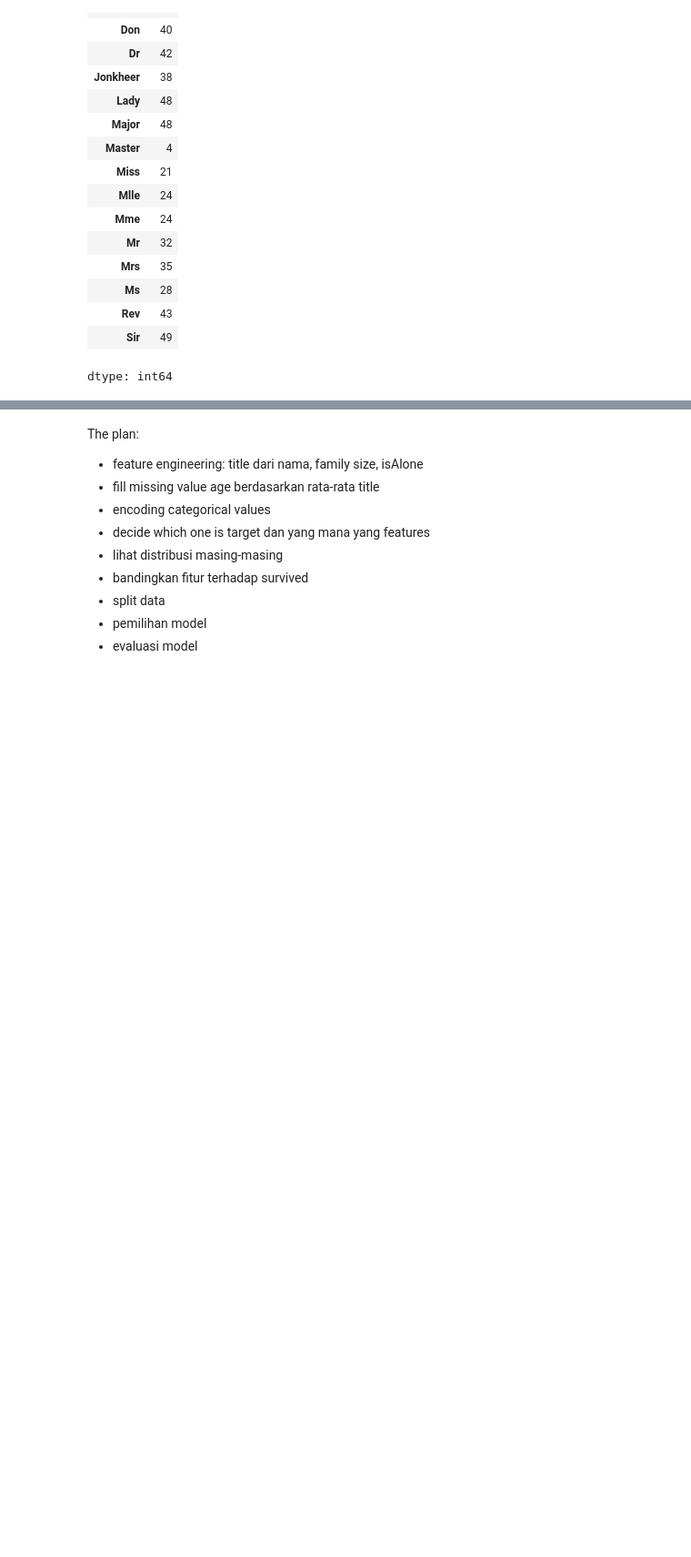
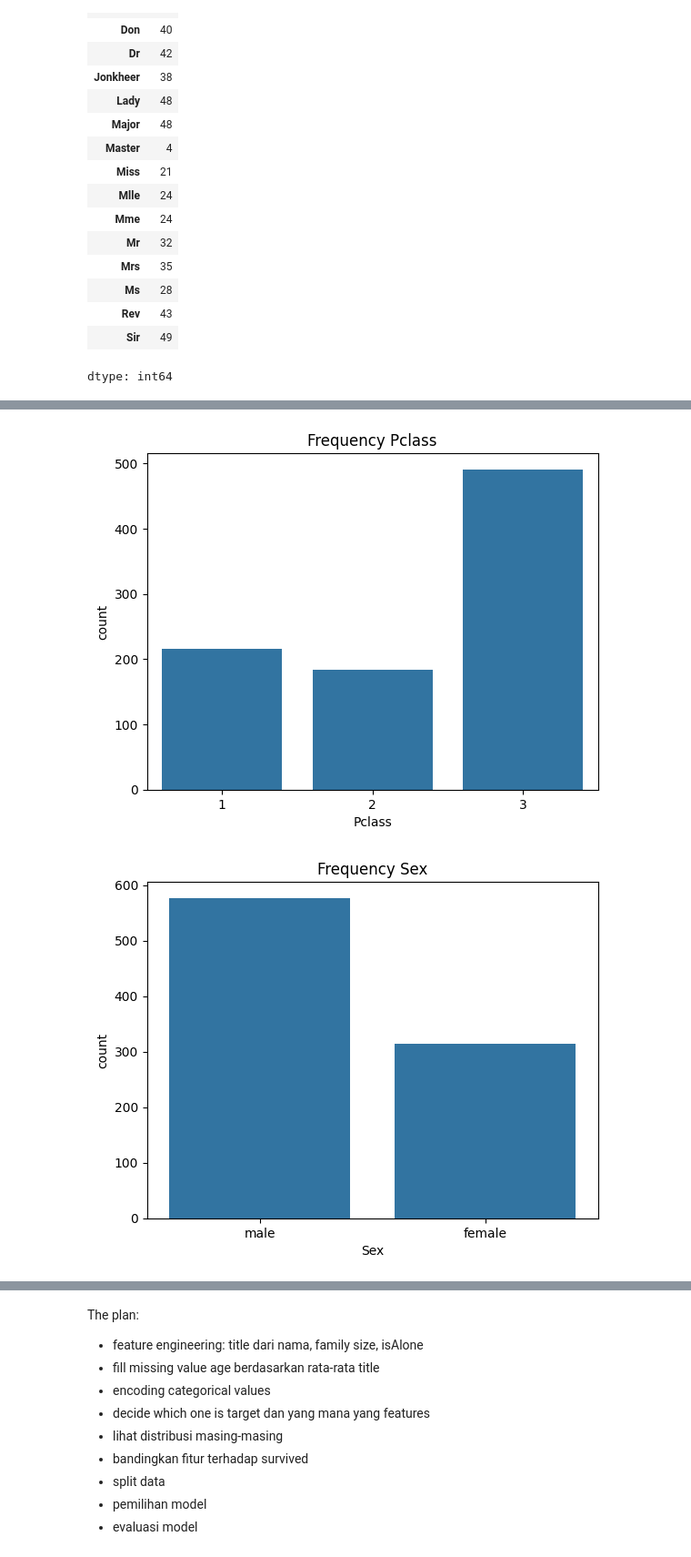
Before and after one commit to martharegina/machinelearning, a Jupyter notebook: titanic.ipynb, the cells around one changed output, grey strips where cells are left out. Shown at 91% size. Cells and saved outputs as stored; diff of their text form; code cells hidden in the pictures; blank space fills up the shorter version.

```diff
--- a/titanic.ipynb
+++ b/titanic.ipynb
@@ -79,9 +82,9 @@ test_data['FamilySize'] = test_data['SibSp'] + test_data['Parch']
 # Buat kolom IsAlone
 def is_alone(row):
   if row['SibSp'] == 0 and row['Parch'] == 0:
-    return True
+    return 1
   else:
-    return False
+    return 0
 
 train_data['IsAlone'] = train_data.apply(is_alone, axis=1)
 test_data['IsAlone'] = test_data.apply(is_alone, axis=1)
@@ -169,0 +173,10 @@ memory usage: 36.5+ KB
+# %%
+cols = ['Pclass', 'Sex', 'SibSp', 'Parch', 'Embarked', 'FamilySize', 'IsAlone']
+
+for col in cols:
+  sns.countplot(data=train_data, x=col)
+  plt.title('Frequency ' + col)
+  plt.show()
+# %% [output]
+[figure, added]
+[figure, added]
```
Also changed, not shown: parts of 9 cells of this notebook.
